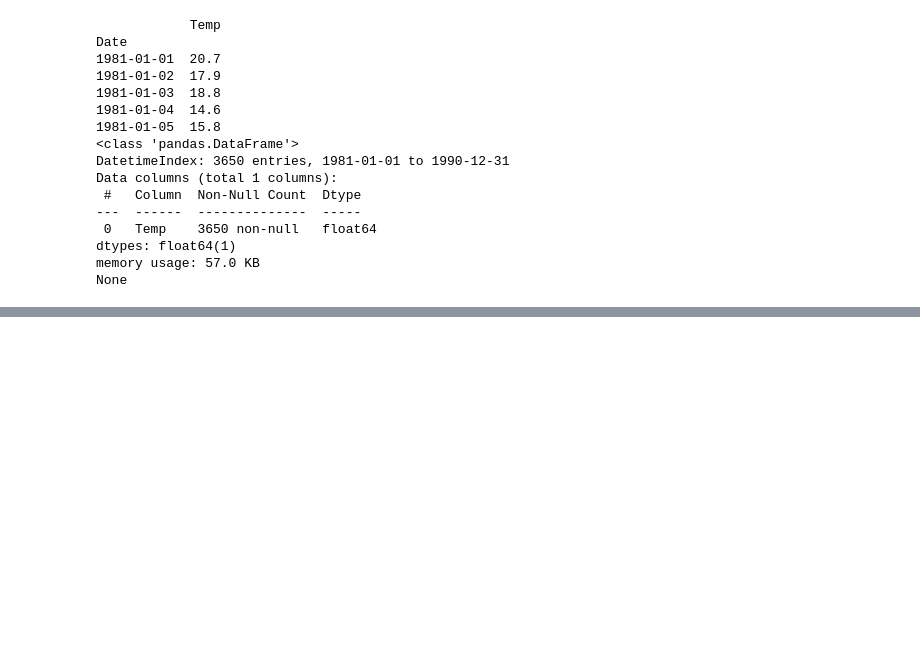
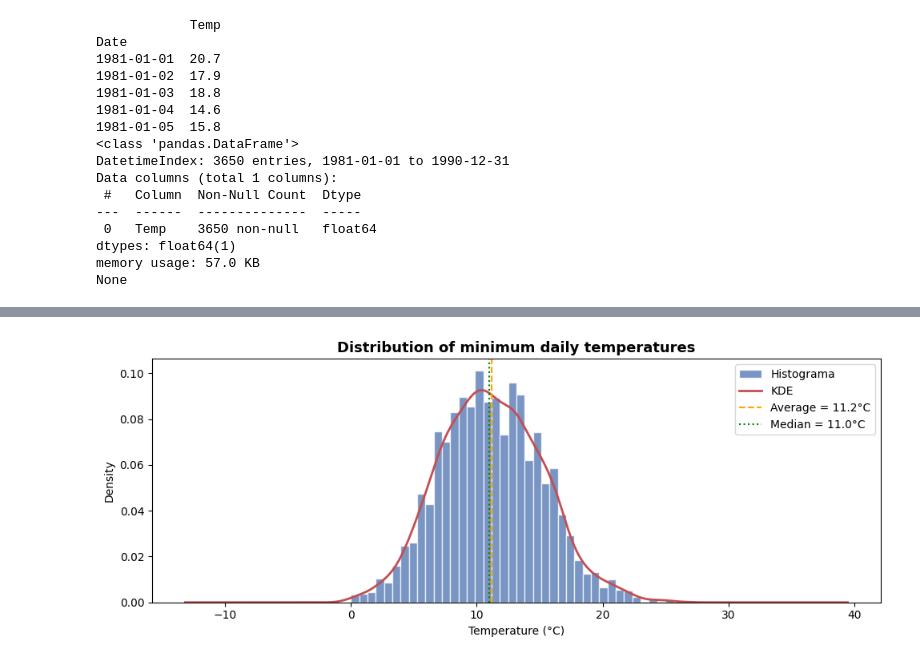
Before and after one commit to anneayensa/Advanced-Machine-Learning, a Jupyter notebook: assigment2/analysisAssignment2.ipynb, the cells around one changed output, grey strips where cells are left out. Saved outputs shown, nothing was run; the diff lists cells and outputs as text; code cells hidden in the pictures; blank space fills up the shorter version.

```diff
--- a/assigment2/analysisAssignment2.ipynb
+++ b/assigment2/analysisAssignment2.ipynb
@@ -5,5 +8,5 @@ import pandas as pd
 # %%
-df = pd.read_csv("csv2/daily-min-temperatures.csv")
+df = pd.read_csv("../csv2/daily-min-temperatures.csv")
 print(df.head(5))
 # %% [output]
          Date  Temp
@@ -130,0 +140,5 @@ None
+# %%
+# Auxiliary columns for analysis
+df["Month"] = df.index.month
+df["Year"] = df.index.year
+df["Month_name"] = df.index.strftime("%b")
@@ -130,0 +178,20 @@ None
+# %%
+import matplotlib.pyplot as plt
+import seaborn as sns
+
+fig, ax = plt.subplots(figsize=(10, 4))
+ax.hist(df["Temp"], bins=40, color="#4C72B0", edgecolor="white",
+        alpha=0.75, density=True, label="Histograma")
+df["Temp"].plot.kde(ax=ax, color="#C44E52", linewidth=2, label="KDE")
+ax.axvline(df["Temp"].mean(),   color="orange", linestyle="--", linewidth=1.5,
+           label=f"Average = {df['Temp'].mean():.1f}°C")
+ax.axvline(df["Temp"].median(), color="green",  linestyle=":",  linewidth=1.5,
+           label=f"Median = {df['Temp'].median():.1f}°C")
+ax.set_title("Distribution of minimum daily temperatures", fontsize=13, fontweight="bold")
+ax.set_xlabel("Temperature (°C)")
+ax.set_ylabel("Density")
+ax.legend()
+plt.tight_layout()
+plt.show()
+# %% [output]
+[figure, added]
```
Also changed, not shown: parts of 12 cells of this notebook.
